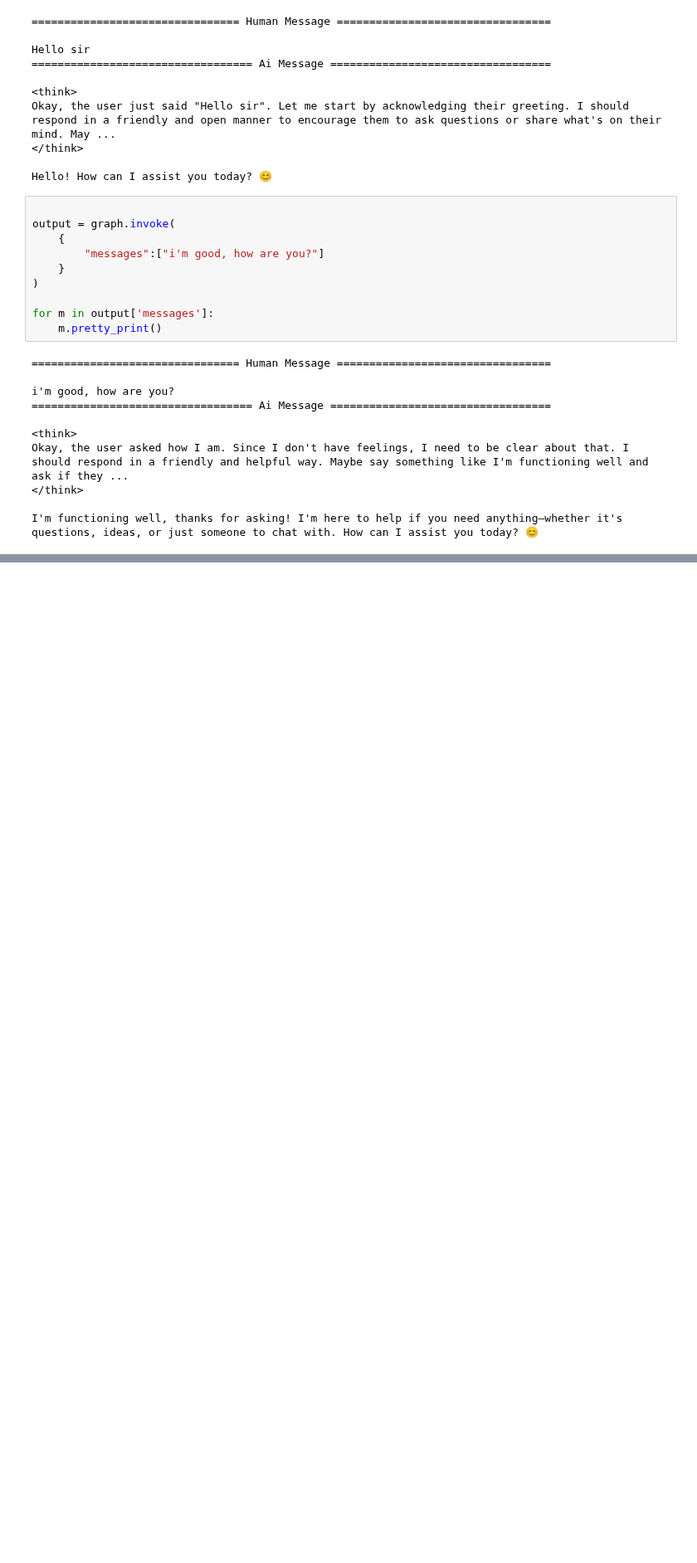
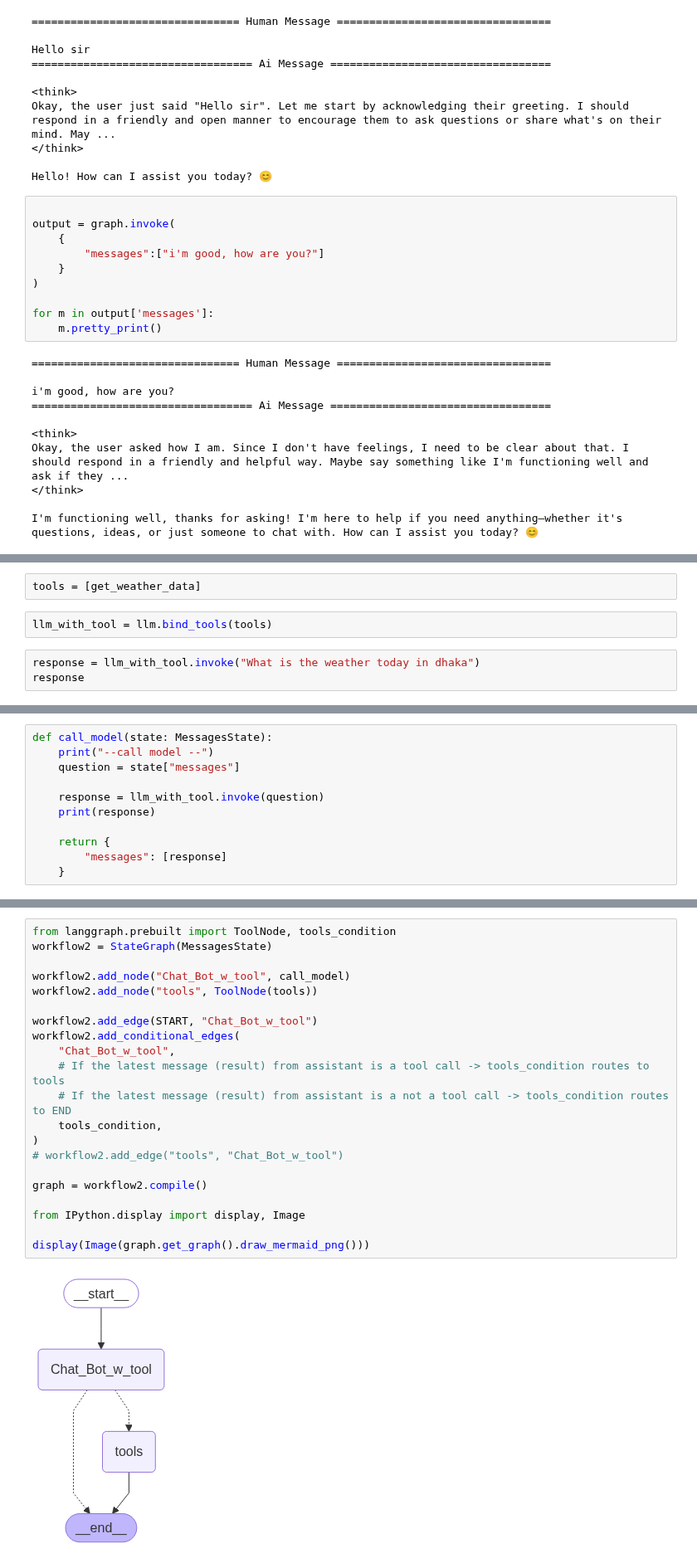
Before and after one commit to kinjal-AIML/End-to-End-Agentic-Ai-Automation-Lab, a Jupyter notebook: 03-LangGraph-Introduction/3.3-LangGraph-Tools/langgraph-tools-agent.ipynb, the cells around one changed output, grey strips where cells are left out. Shown at 83% size. Cells and saved outputs as stored; diff of their text form; blank space fills up the shorter version.

Commit message:
add loop and tool and llm

```diff
--- a/03-LangGraph-Introduction/3.3-LangGraph-Tools/langgraph-tools-agent.ipynb
+++ b/03-LangGraph-Introduction/3.3-LangGraph-Tools/langgraph-tools-agent.ipynb
@@ -98,0 +144,7 @@ I'm functioning well, thanks for asking! I'm here to help if you need anything
+# %%
+tools = [get_weather_data]
+# %%
+llm_with_tool = llm.bind_tools(tools)
+# %%
+response = llm_with_tool.invoke("What is the weather today in dhaka")
+response
@@ -98,0 +176,11 @@ I'm functioning well, thanks for asking! I'm here to help if you need anything
+# %%
+def call_model(state: MessagesState):
+    print("--call model --")
+    question = state["messages"]
+
+    response = llm_with_tool.invoke(question)
+    print(response)
+
+    return {
+        "messages": [response]
+    }
@@ -98,0 +196,23 @@ I'm functioning well, thanks for asking! I'm here to help if you need anything
+# %%
+from langgraph.prebuilt import ToolNode, tools_condition
+workflow2 = StateGraph(MessagesState)
+
+workflow2.add_node("Chat_Bot_w_tool", call_model)
+workflow2.add_node("tools", ToolNode(tools))
+
+workflow2.add_edge(START, "Chat_Bot_w_tool")
+workflow2.add_conditional_edges(
+    "Chat_Bot_w_tool",
+    # If the latest message (result) from assistant is a tool call -> tools_condition routes to tools
+    # If the latest message (result) from assistant is a not a tool call -> tools_condition routes to END
+    tools_condition,
+)
+# workflow2.add_edge("tools", "Chat_Bot_w_tool")
+
+graph = workflow2.compile()
+
+from IPython.display import display, Image
+
+display(Image(graph.get_graph().draw_mermaid_png()))
+# %% [output]
+[figure, added]
```
Also changed, not shown: parts of 16 cells of this notebook.
